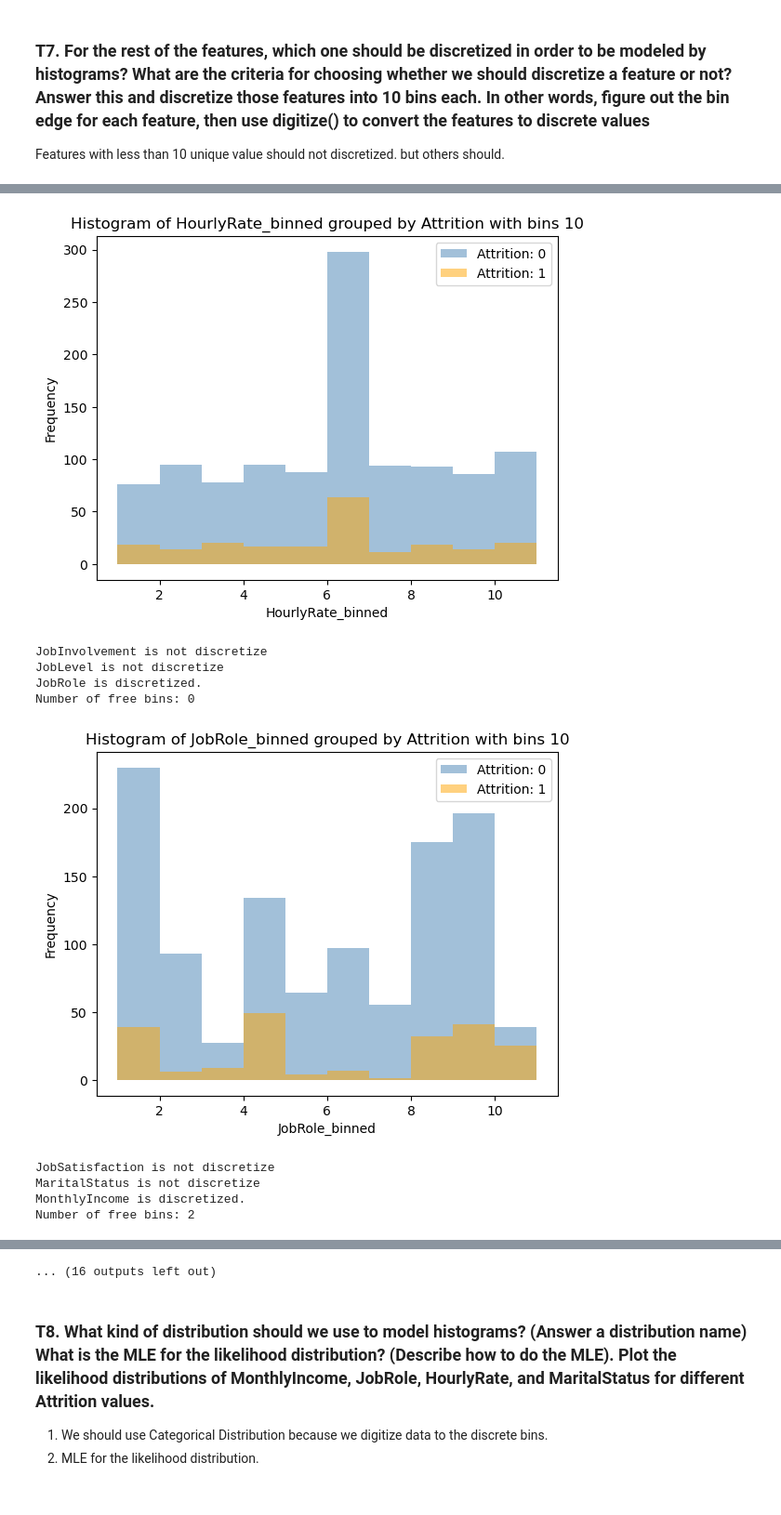
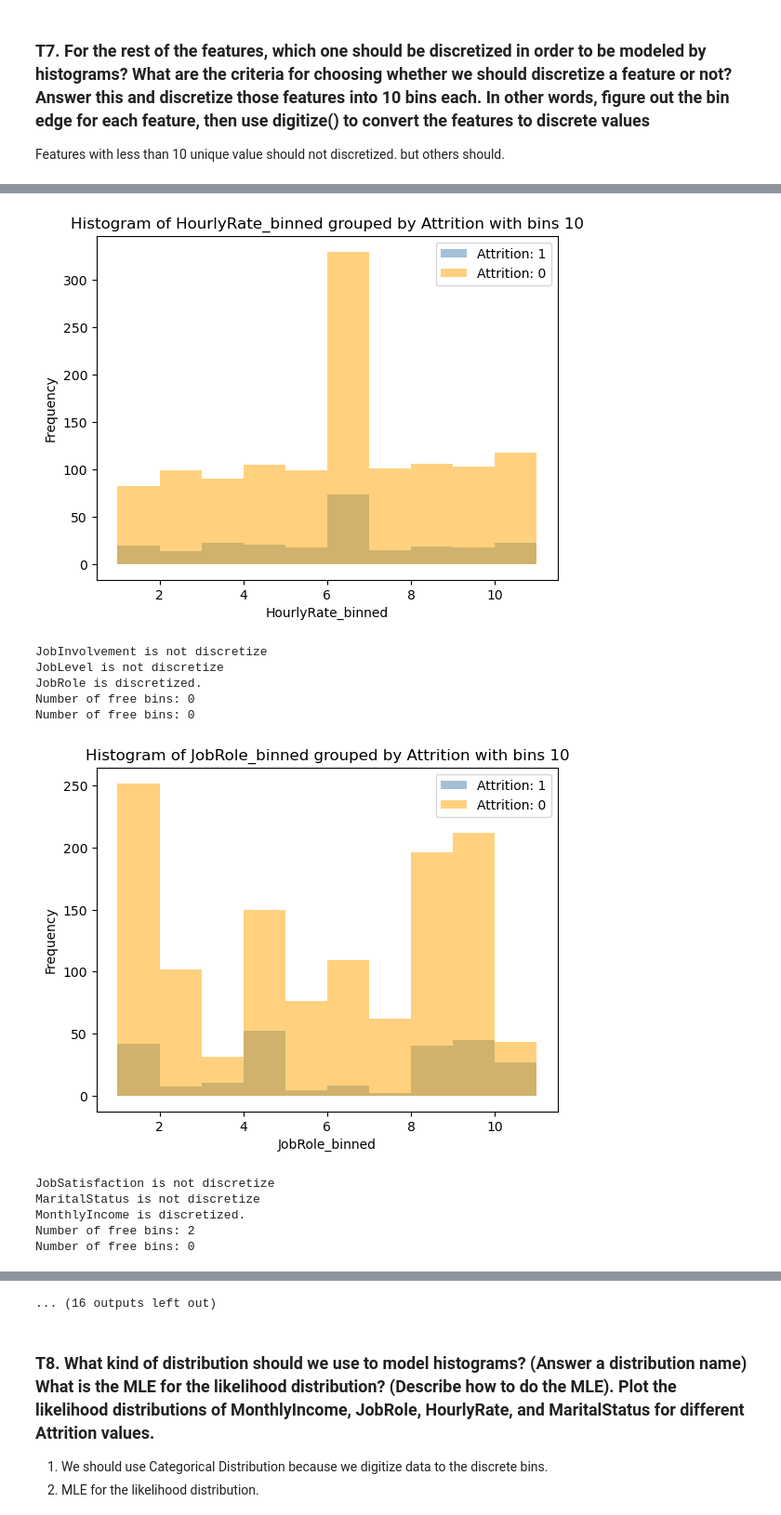
Before and after one commit to GnuBurn/PatternReg, a Jupyter notebook: Hw2/Pattern_HW2_student_2026.ipynb, the cells around one changed output, grey strips where cells are left out. Shown at 93% size. Cells and saved outputs as stored; diff of their text form; code cells hidden in the pictures.

```diff
--- a/Hw2/Pattern_HW2_student_2026.ipynb
+++ b/Hw2/Pattern_HW2_student_2026.ipynb
@@ -122,17 +149,16 @@ def display_histogram(df, col_name, cls, n_bin = 40):
     classes = df[cls].unique()
     colors = ['steelblue', 'orange']
 
-    all_data = df[~np.isnan(df[col])]
     for i, class_val in enumerate(classes):
-        data_filtered = df[(df[cls] == class_val) & (~np.isnan(df[col_name]))][col_name]
+        data_filtered = df[(df[cls] == class_val) & (df[col_name].notna())][col_name]
         hist, bin_edge = np.histogram(data_filtered, bins=n_bin)
         plt.fill_between(bin_edge.repeat(2)[1:-1],
                          hist.repeat(2),
                          facecolor=colors[i%len(colors)],
                          alpha=0.5,
                          label=f'{cls}: {class_val}')
-    free_bin_indices = np.where(hist == 0)[0]
-    print(f"Number of free bins: {len(free_bin_indices)}")
+        free_bin_indices = np.where(hist == 0)[0]
+        print(f"Number of free bins: {len(free_bin_indices)}")
     plt.title(f'Histogram of {col_name} grouped by {cls} with bins {n_bin}')
     plt.xlabel(col_name)
     plt.ylabel('Frequency')
@@ -193,17 +228,17 @@ Number of free bins: 5
 Features with less than 10 unique value should not discretized.
 but others should.
 # %%
-for col in df_train.columns:
+for col in df.columns:
     if col != 'Attrition':
-        if df_train[col].nunique() < 10:
+        if df[col].nunique() < 10:
             print(f'{col} is not discretize')
         else:
             print(f'{col} is discretized.')
             new_fea = f'{col}_binned'
-            bin_edges = np.linspace(df_train[col].min(), df_train[col].max(), 11)
-            df_train[new_fea] = np.digitize(df_train[col], bin_edges)
-            df_test[new_fea] = np.digitize(df_test[col], bin_edges)
-            display_histogram(df_train, new_fea, 'Attrition', 10)
+            bin_edges = np.linspace(df[col].min(), df[col].max(), 11)
+            df[new_fea] = np.digitize(df[col], bin_edges)
+            df[new_fea] = np.digitize(df[col], bin_edges)
+            display_histogram(df, new_fea, 'Attrition', 10)
 # %% [output]
 Age is discretized.
 Number of free bins: 0
@@ -225,10 +264,12 @@ Number of free bins: 0
-[figure, old version]
+[figure, new version]
 JobInvolvement is not discretize
 JobLevel is not discretize
 JobRole is discretized.
 Number of free bins: 0
+Number of free bins: 0
-[figure, old version]
+[figure, new version]
 JobSatisfaction is not discretize
 MaritalStatus is not discretize
 MonthlyIncome is discretized.
 Number of free bins: 2
+Number of free bins: 0
```
Also changed, not shown: parts of 34 cells of this notebook, 5 other files.
